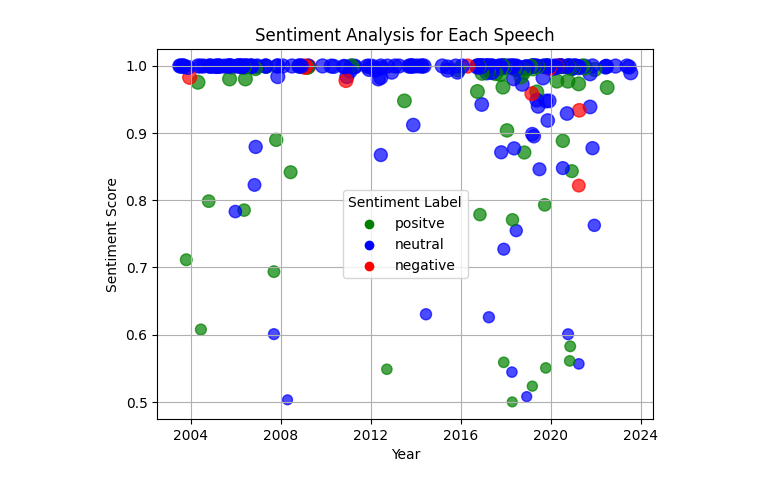
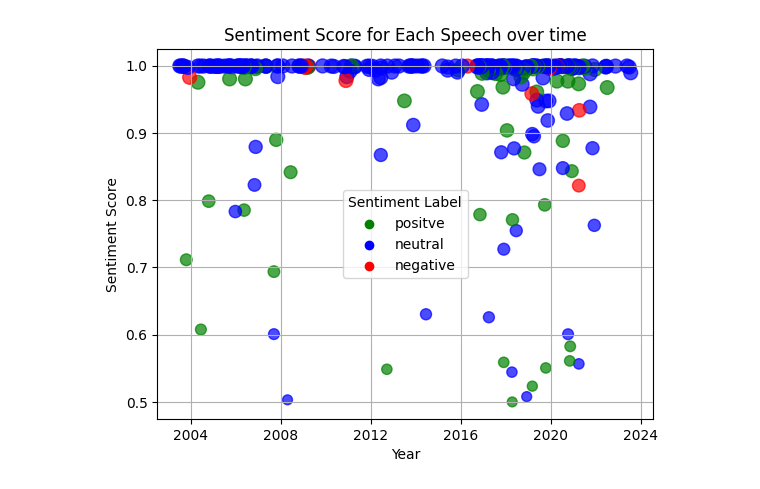
Before and after one commit to hannahmagda/TaD-final-assignment, a Jupyter notebook: pretrained_sentiment.ipynb, the cells around one changed output. Cells and saved outputs as stored; diff of their text form; code cells hidden in the pictures.

```diff
--- a/pretrained_sentiment.ipynb
+++ b/pretrained_sentiment.ipynb
@@ -44,26 +44,27 @@ print(df)
 # %%
 #plot the results
 df['date'] = pd.to_datetime(df['date'])  # Convert 'year' to datetime format
 
 
 colors = {'positve': 'green', 'neutral': 'blue', 'negative': 'red'}
 
 # Use a default color (gray) for values not recognized in 'colors'
 df['color'] = df['sentiment_label'].map(lambda x: colors.get(x, 'gray'))
 
 # Size the points based on the sentiment score
 sizes = df['score'] * 100  # You can adjust the multiplier to scale the size
 
 # Scatter plot with color-coded labels and legend
 for label, color in colors.items():
     plt.scatter([], [], color=color, label=label)
 
 plt.scatter(df['date'], df['score'], c=df['color'], s=sizes, marker='o', alpha=0.7)
-plt.title('Sentiment Analysis for Each Speech')
+plt.title('Sentiment Score for Each Speech over time')
 plt.xlabel('Year')
 plt.ylabel('Sentiment Score')
 plt.legend(title='Sentiment Label')
 plt.grid(True)
+plt.savefig('pretrained_sentiment.png')
 plt.show()
 # %% [output]
-[figure, old version]
+[figure, new version]
```
Also changed, not shown: parts of 3 cells of this notebook, 2 other files.
